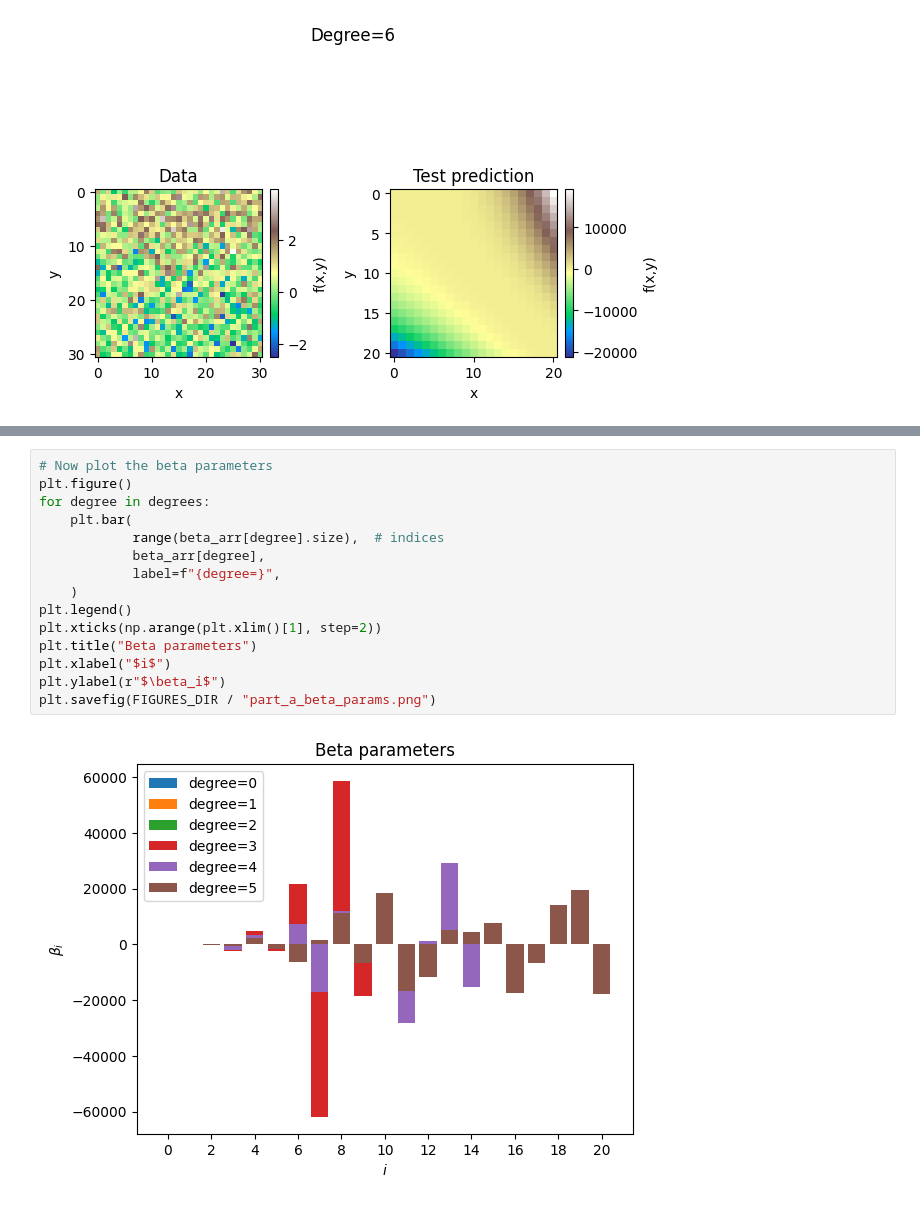
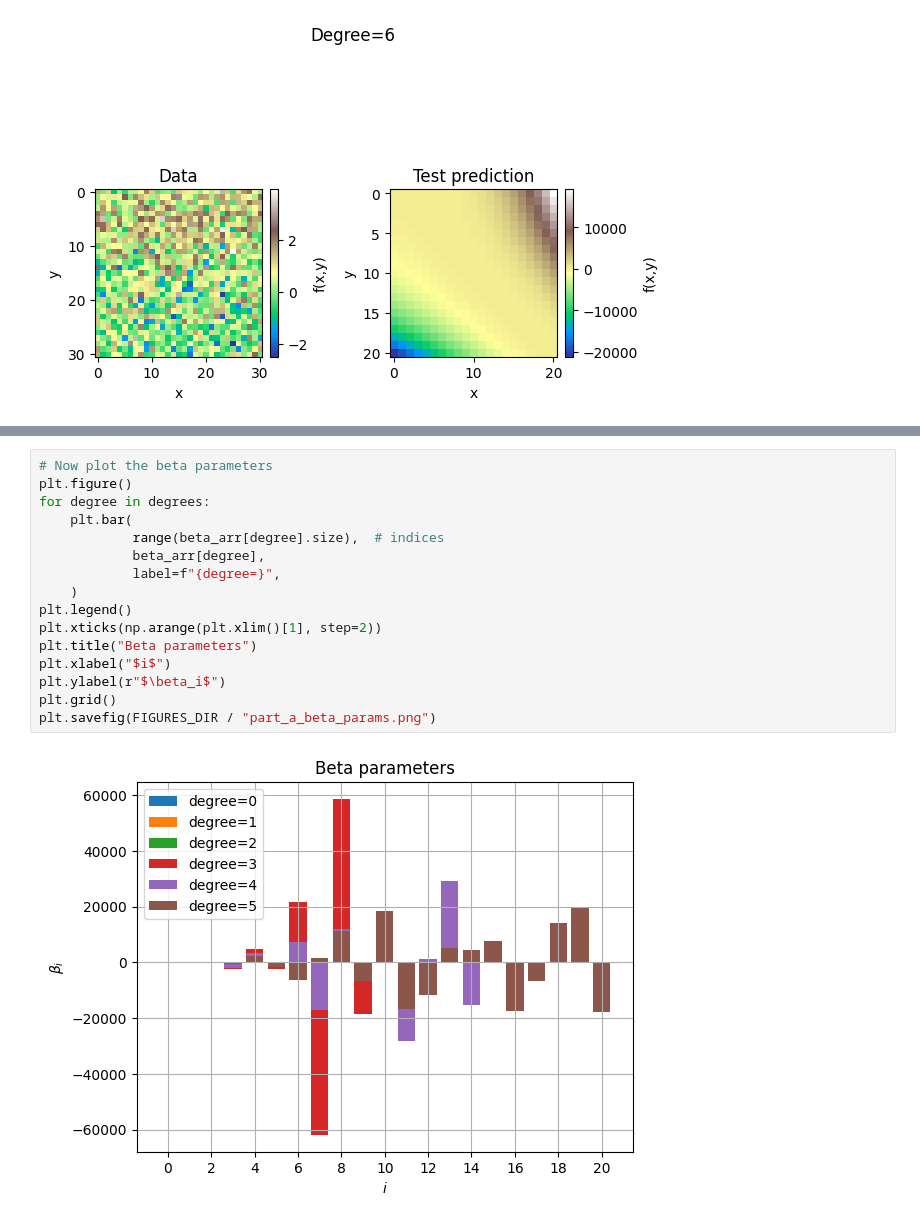
Before and after one commit to LassePladsen/FYS-STK3155-projects, a Jupyter notebook: project1/source_code/part_a_franke_OLS.ipynb, the cells around one changed output, grey strips where cells are left out. Saved outputs shown, nothing was run; the diff lists cells and outputs as text.

Commit message:
added grid to plots

```diff
--- a/project1/source_code/part_a_franke_OLS.ipynb
+++ b/project1/source_code/part_a_franke_OLS.ipynb
@@ -173,17 +175,18 @@ plt.savefig(FIGURES_DIR / "part_a_R2.png")
 # %%
 # Now plot the beta parameters
 plt.figure()
 for degree in degrees:
     plt.bar(
             range(beta_arr[degree].size),  # indices
             beta_arr[degree],
             label=f"{degree=}",
     )
 plt.legend()
 plt.xticks(np.arange(plt.xlim()[1], step=2))
 plt.title("Beta parameters")
 plt.xlabel("$i$")
 plt.ylabel(r"$\beta_i$")
+plt.grid()
 plt.savefig(FIGURES_DIR / "part_a_beta_params.png")
 # %% [output]
-[figure, old version]
+[figure, new version]
```
Also changed, not shown: parts of 2 cells of this notebook, 13 other files.
